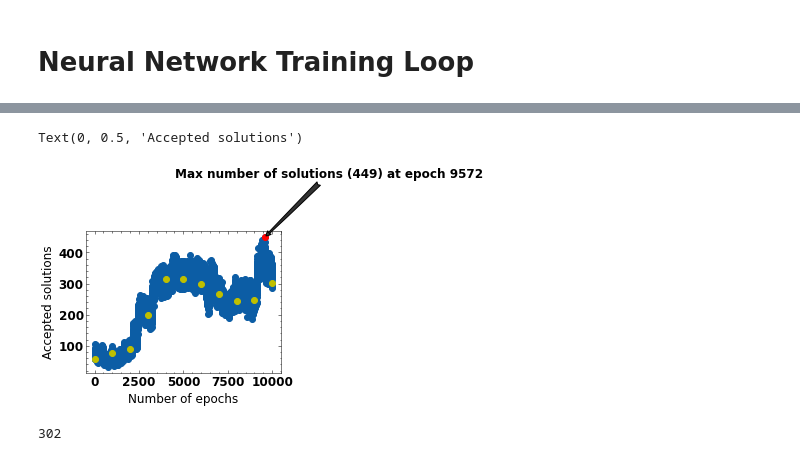
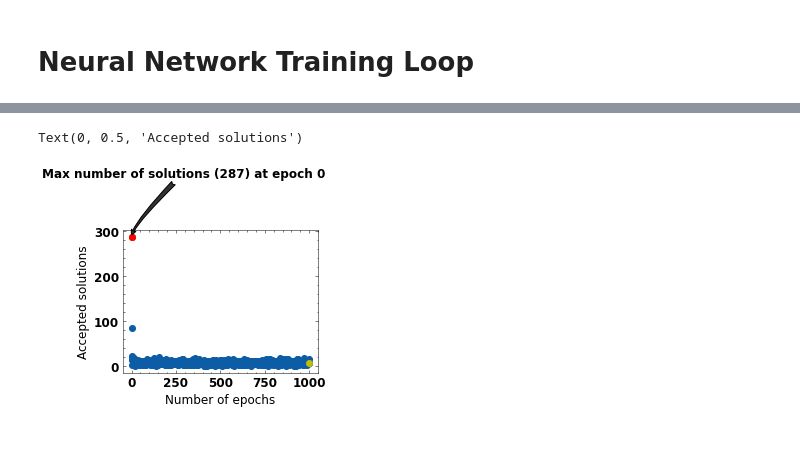
Before and after one commit to ShahidOni/Optimizer, a Jupyter notebook: optimization_eng.ipynb, the cells around one changed output, grey strips where cells are left out. Cells and saved outputs as stored; diff of their text form; code cells hidden in the pictures.

```diff
--- a/optimization_eng.ipynb
+++ b/optimization_eng.ipynb
@@ -576,7 +576,6 @@ import seaborn as sns
 plt.style.use(['science','no-latex'])
 def plot_(**kwargs):
   import numpy as np
-
   plt.close('all')
   kdiff = kwargs["kdiff"] * 100
   pave = kwargs["pave"] /1000
@@ -679,11 +678,12 @@ def plot_(**kwargs):
   ax4.axis([0, 5000, 0, 7000])
   ax4.tick_params(axis='x', pad=15)
 
-  plt.savefig("images/"+str(epoch)+".png")
+  plt.savefig("images/"+ str(epoch) +".png")
+  plt.suptitle("Epoch "+str(epoch))
   plt.clf()
 # %%
 def accepted_solution(**kwargs):
-  kdiff = kwargs["kdiff"]
+  kdiff = kwargs["kdiff"] * 100
   pave = kwargs["pave"]/1000
   coilloss = kwargs["coilloss"]
   bstray = kwargs["bstray"]
@@ -693,7 +693,7 @@ def accepted_solution(**kwargs):
   vseccore = kwargs["vseccore"]
   count = 0
   for i in range(len(kdiff)):
-    if n_inv[i] < 1 and coilloss[i] < 2000 and bstray[i] < 40 and \
+    if n_inv[i] < 1 and coilloss[i] < 2000 and bstray[i] < 50 and \
     kdiff[i] < 50 and vseccore[i] < 1500 and pave[i] > 30 \
     and vpricore[i] < 6000 and vsecwind[i] < 750:
       count += 1
@@ -712,8 +712,9 @@ accepted_solutions = []
 
 i=0
 combined_losses = []
-
-for epoch in range(10001):
+number_of_epochs = 1001
+max_solution = -float('inf')
+for epoch in range(number_of_epochs):
     # Clear old gradients in the GP model
     for param in gp_model.parameters():
         param.grad = None
@@ -765,19 +766,16 @@ for epoch in range(10001):
     kwargs["vseccore"] = V_SecCore.clone().detach().cpu().numpy()
     kwargs["epoch"] = epoch
 
-    accepted_solutions.append(accepted_solution(**kwargs))
+    accepted_solution_so_far = accepted_solution(**kwargs)
+    accepted_solutions.append(accepted_solution_so_far)
+
+    if max_solution < accepted_solution_so_far:
+      torch.save(gp_model.state_dict(), f"./models/gp_model_{epoch:06}.pt")
+      max_solution = accepted_solution_so_far
+
     if epoch % 1000 == 0:
-      print("Accepted Soluntions : ", accepted_solution(**kwargs))
+      print("Accepted Soluntions : ", accepted_solution_so_far)
       plot_(**kwargs)
-
-    # if epoch%500 == 0:
-    #   plt.close()
-    #   plt.scatter(bstray.detach().cpu(), kdiff.detach().cpu())
-    #   plt.title("Number of Iterations " + str(epoch))
-    #   plt.xlabel("Bstray")
-    #   plt.ylabel("Kdiff")
-    #   plt.savefig("images/"+str(i)+".png")
-    #   i+=1
 
     # Scale losses
     #distance = distance_from_origin(kdiff,bstray,coilloss, V_PriCore, V_SecCore, V_PriWind,V_SecWind) - distance_from_origin(pave)
@@ -802,6 +800,11 @@ for epoch in range(10001):
     # total_loss = torch.sum(new_bstray*new_coil_loss +
     #                        + new_coil_loss*new_number_of_inverters_
     #                        + new_number_of_inverters_*new_bstray)
+
+    # total_loss = torch.sum(new_kdiff*new_bstray + new_bstray * new_v_pricore + new_v_pricore*new_kdiff+ \
+    #             new_coil_loss*new_number_of_inverters_ + new_number_of_inverters_*new_bstray + new_bstray*new_coil_loss +\
+    #             new_v_secwind*new_pave + new_v_secwind*new_vsec_core + new_pave * new_vsec_core)
+
     total_loss.backward()
     optimizer.step()
 
@@ -847,24 +849,22 @@ Epoch: 1000
 # %%
-mark = [i for i in range(0, 10001, 1000)]
+mark = [i for i in range(0, number_of_epochs, 1000)]
 marked_points = [accepted_solutions[mark[i]] for i in range(len(mark))]
 
 max_value = max(accepted_solutions)
 max_index = accepted_solutions.index(max_value)
 
 plt.scatter(range(len(accepted_solutions)), accepted_solutions)
 plt.scatter(mark, marked_points, marker='o',color='y')
 plt.scatter([max_index], [max_value], marker = 'o', color = 'r')
 
 plt.annotate('Max number of solutions ('+ str(max_value)+') at epoch '+str(max_index), xy=(max_index,max_value), xycoords='data',
             xytext=(-90,60), textcoords='offset points',
             arrowprops=dict(arrowstyle='fancy',fc='0.2',
                             connectionstyle="angle3,angleA=45,angleB=90"))
 plt.xlabel("Number of epochs")
 plt.ylabel("Accepted solutions")
 # %% [output]
 Text(0, 0.5, 'Accepted solutions')
-[figure, old version]
+[figure, new version]
 # %%
 accepted_solutions[-1]
-# %% [output]
-302
```
Also changed, not shown: parts of 21 cells of this notebook.
